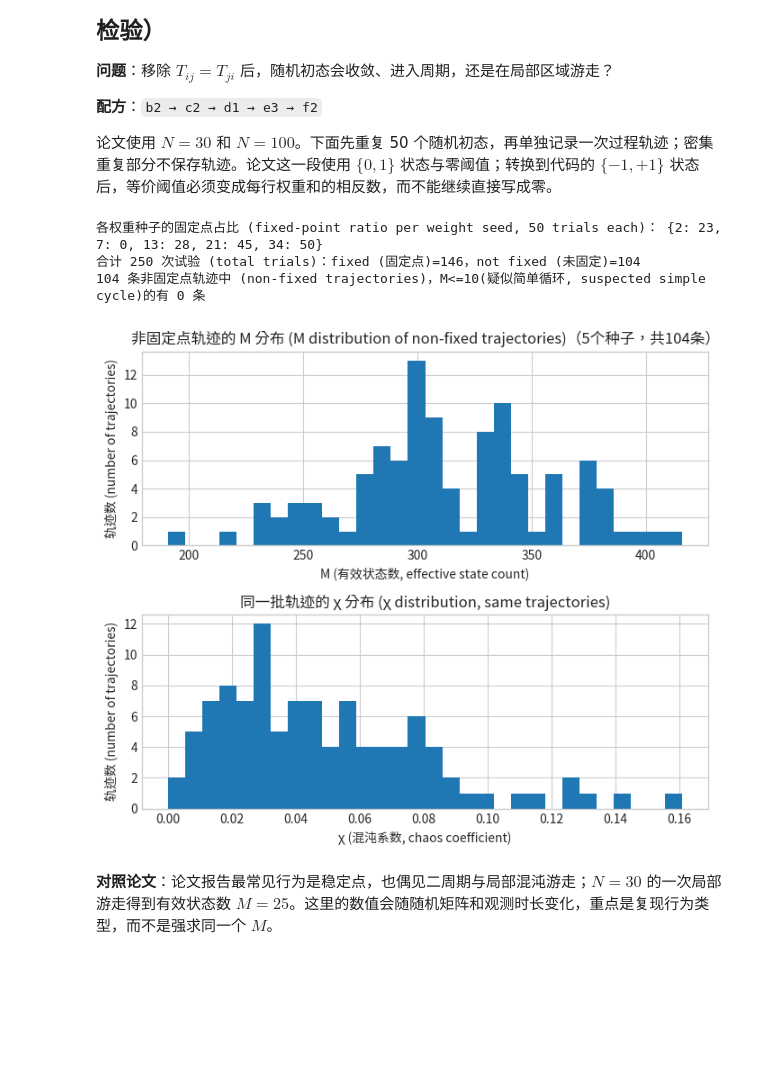
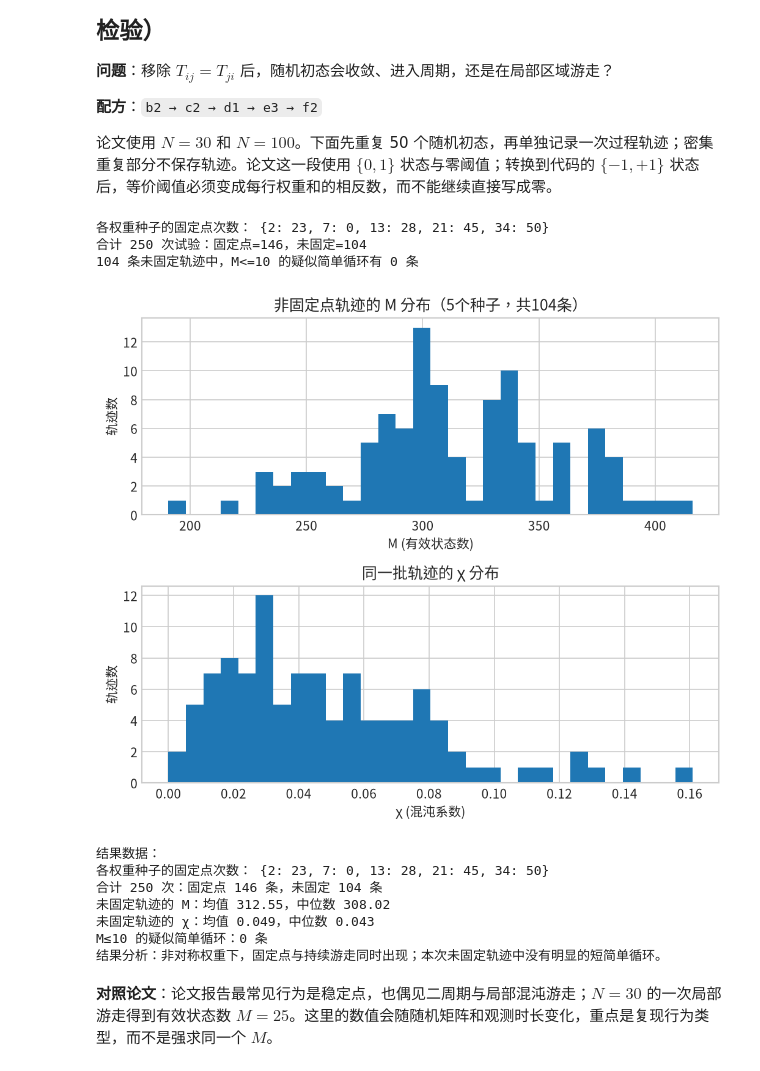
Before and after one commit to Heptazero/nn-labs, a Jupyter notebook: hopfield-1982/hopfield_1982.ipynb, the cells around one changed output. Saved outputs shown, nothing was run; the diff lists cells and outputs as text; code cells hidden in the pictures; blank space fills up the shorter version.

```diff
--- a/hopfield-1982/hopfield_1982.ipynb
+++ b/hopfield-1982/hopfield_1982.ipynb
@@ -925,15 +924,14 @@ for seed in weight_seeds: # [外层]：5个种子，5 种随机非对称权重
 
     per_seed_fixed_count[seed] = fixed_this_seed
 
-print("各权重种子的固定点占比 (fixed-point ratio per weight seed, 50 trials each)：", per_seed_fixed_count)
+print("各权重种子的固定点次数：", per_seed_fixed_count)
 
 
 # ========== 2. 汇总统计（5个种子共250次试验）==========
 total_trials = len(all_statuses)
 total_fixed = all_statuses.count("fixed")
 print(
-    f"合计 {total_trials} 次试验 (total trials)：fixed (固定点)={total_fixed}，"
-    f"not fixed (未固定)={total_trials - total_fixed}"
+    f"合计 {total_trials} 次试验：固定点={total_fixed}，未固定={total_trials - total_fixed}"
 )
 # [观测·结果] 跨种子汇总的固定点比例，这一步不受任何阈值影响，是最稳的一个数
 
@@ -953,43 +951,56 @@ for history in all_non_fixed_histories:
     M_values.append(M)
     chi_values.append(chi)
 
 CYCLE_LIKE_M_THRESHOLD = 10
 # [约束·可执行定义] 只当参考线画出来，不再用它把结果强行分进两个桶——
 # 单一阈值在单一种子上"卡出0个"的问题，根源就是把连续分布硬切成了离散计数
 
 n_below_threshold = sum(1 for m in M_values if m <= CYCLE_LIKE_M_THRESHOLD)
 print(
-    f"{len(M_values)} 条非固定点轨迹中 (non-fixed trajectories)，M<={CYCLE_LIKE_M_THRESHOLD}"
-    f"(疑似简单循环, suspected simple cycle)的有 {n_below_threshold} 条"
+    f"{len(M_values)} 条未固定轨迹中，M<={CYCLE_LIKE_M_THRESHOLD} 的疑似简单循环有 {n_below_threshold} 条"
 )
 # [观测·结果] 汇总5个种子后的疑似循环计数，比单种子的"0"更能说明"循环有多稀有"
 
 
 # ========== 4. 画图展示（M/χ 直方图，不是三分类柱状图）==========
 fig, axes = plt.subplots(2, 1, figsize=(7, 6))
 
 axes[0].hist(M_values, bins=30)
 axes[0].set_xlabel("M (有效状态数)")
 axes[0].set_ylabel("轨迹数")
 axes[0].set_title(
-    f"非固定点轨迹的 M 分布"
-    f"（{len(weight_seeds)}个种子，共{len(M_values)}条）"
+    f"非固定点轨迹的 M 分布（{len(weight_seeds)}个种子，共{len(M_values)}条）"
 )
 # [展示]
 
 axes[1].hist(chi_values, bins=30)
 axes[1].set_xlabel("χ (混沌系数)")
-axes[1].set_ylabel("轨迹数 (number of trajectories)")
-axes[1].set_title("同一批轨迹的 χ 分布 (χ distribution, same trajectories)")
+axes[1].set_ylabel("轨迹数")
+axes[1].set_title("同一批轨迹的 χ 分布")
 # [展示]
 
 plt.tight_layout()
 plt.show()
+
+print("结果数据：")
+print("各权重种子的固定点次数：", per_seed_fixed_count)
+print(f"合计 {total_trials} 次：固定点 {total_fixed} 条，未固定 {total_trials - total_fixed} 条")
+print(f"未固定轨迹的 M：均值 {np.mean(M_values):.2f}，中位数 {np.median(M_values):.2f}")
+print(f"未固定轨迹的 χ：均值 {np.mean(chi_values):.3f}，中位数 {np.median(chi_values):.3f}")
+print(f"M≤{CYCLE_LIKE_M_THRESHOLD} 的疑似简单循环：{n_below_threshold} 条")
+print("结果分析：非对称权重下，固定点与持续游走同时出现；本次未固定轨迹中没有明显的短简单循环。")
 # %% [output]
-各权重种子的固定点占比 (fixed-point ratio per weight seed, 50 trials each)： {2: 23, 7: 0, 13: 28, 21: 45, 34: 50}
-合计 250 次试验 (total trials)：fixed (固定点)=146，not fixed (未固定)=104
-104 条非固定点轨迹中 (non-fixed trajectories)，M<=10(疑似简单循环, suspected simple cycle)的有 0 条
+各权重种子的固定点次数： {2: 23, 7: 0, 13: 28, 21: 45, 34: 50}
+合计 250 次试验：固定点=146，未固定=104
+104 条未固定轨迹中，M<=10 的疑似简单循环有 0 条
-[figure, old version]
+[figure, new version]
+结果数据：
+各权重种子的固定点次数： {2: 23, 7: 0, 13: 28, 21: 45, 34: 50}
+合计 250 次：固定点 146 条，未固定 104 条
+未固定轨迹的 M：均值 312.55，中位数 308.02
+未固定轨迹的 χ：均值 0.049，中位数 0.043
+M≤10 的疑似简单循环：0 条
+结果分析：非对称权重下，固定点与持续游走同时出现；本次未固定轨迹中没有明显的短简单循环。
 # %% [markdown]
 **对照论文**：论文报告最常见行为是稳定点，也偶见二周期与局部混沌游走；$N=30$ 的一次局部游走得到有效状态数 $M=25$。这里的数值会随随机矩阵和观测时长变化，重点是复现行为类型，而不是强求同一个 $M$。
 # %% [markdown]
```
Also changed, not shown: parts of 13 cells of this notebook.
